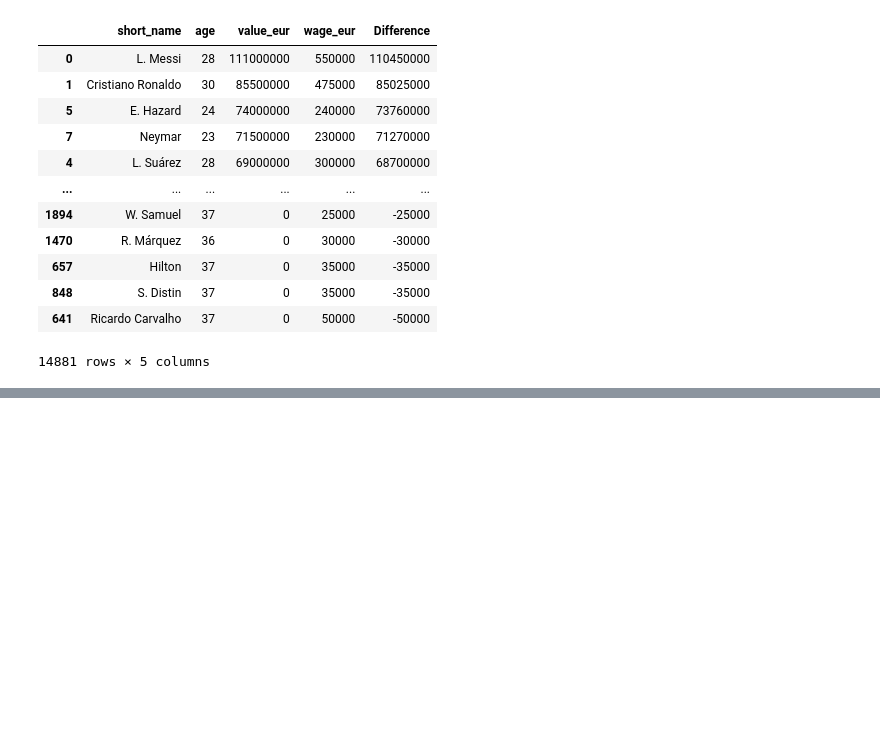
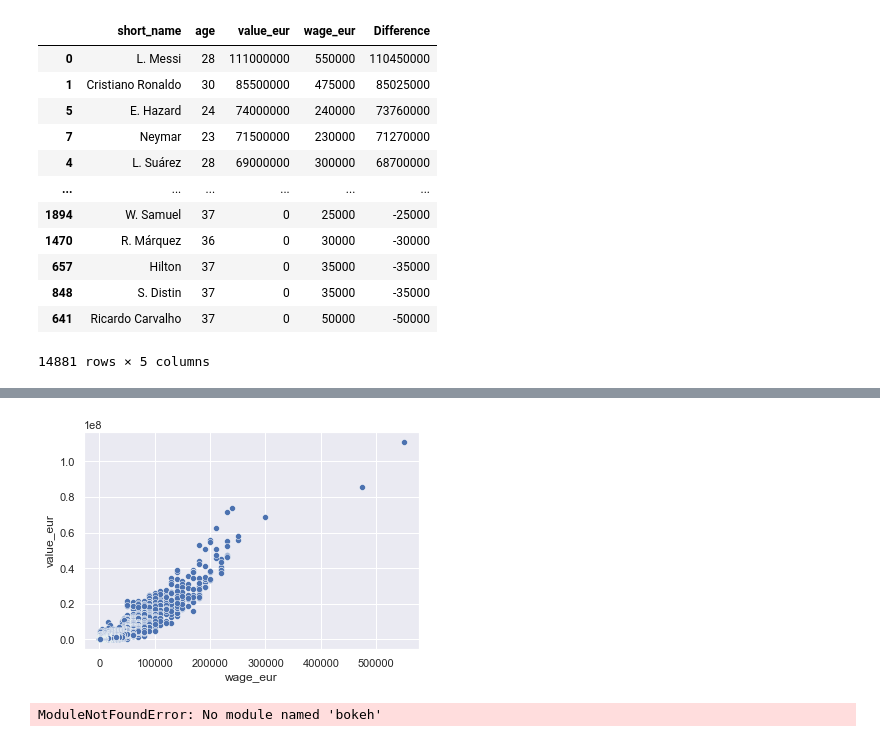
Before and after one commit to UmaRathore/ML_Soccer, a Jupyter notebook: soccer.ipynb, the cells around one changed output, grey strips where cells are left out. Cells and saved outputs as stored; diff of their text form; code cells hidden in the pictures; blank space fills up the shorter version.

Commit message:
data visualization using Seaborn, Bokeh, Jupyter Notebook

```diff
--- a/soccer.ipynb
+++ b/soccer.ipynb
@@ -90,3 +90,13 @@ df1.sort_values('Difference', ascending=False)
 | 848 | S. Distin | 37 | 0 | 35000 | -35000 |
 | 641 | Ricardo Carvalho | 37 | 0 | 50000 | -50000 |
 14881 rows × 5 columns
+# %%
+import seaborn as sns
+sns.set()
+graph = sns.scatterplot(x='wage_eur', y='value_eur', data='df1')
+graph
+# %%
+import seaborn as sns
+sns.set()
+graph = sns.scatterplot(x='wage_eur', y='value_eur', data='df1')
+graph
@@ -92,0 +149,5 @@ df1.sort_values('Difference', ascending=False)
+# %%
+import seaborn as sns
+sns.set()
+
+graph = sns.scatterplot(x='wage', y='value', data='df1')
@@ -92,0 +156,8 @@ df1.sort_values('Difference', ascending=False)
+# %%
+import pandas as pd
+data_frame = pd.read_csv("archive/players_16.csv")
+df1 = pd.DataFrame(data_frame, columns = ['short_name', 'age', 'value_eur', 'wage_eur'])
+df1['Difference'] = df1['value_eur'] - df1['wage_eur']
+
+df1.sort_values('Difference', ascending=False)
+df1
@@ -92,0 +178,16 @@ df1.sort_values('Difference', ascending=False)
+# %%
+import seaborn as sns
+sns.set()
+
+graph = sns.scatterplot(data=df1, x='wage_eur', y='value_eur')
+# %% [output]
+[figure, added]
+# %%
+from bokeh.plotting import figure,show
+from bokeh.models import HoverTool
+
+p = figure(title='Soccer 2019', x_axis_label = 'wage_eur', y_axis_label = 'value_eur', plot_width = 700, plot_height =700, tools=[hover])
+p.circle('wage_eur', 'value_eur', size=10, source=df1)
+show(p)
+# %% [output]
+ModuleNotFoundError: No module named 'bokeh'
```
Also changed, not shown: parts of 6 cells of this notebook.
